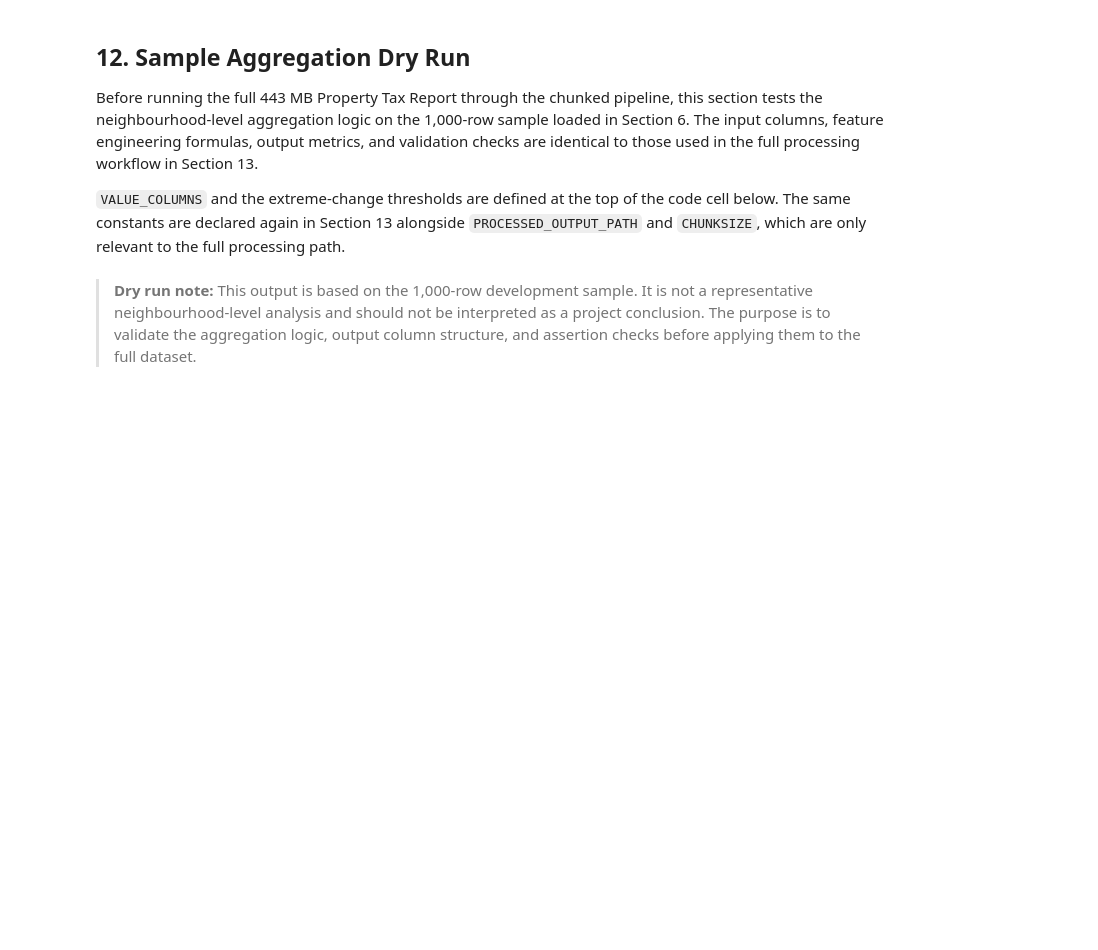
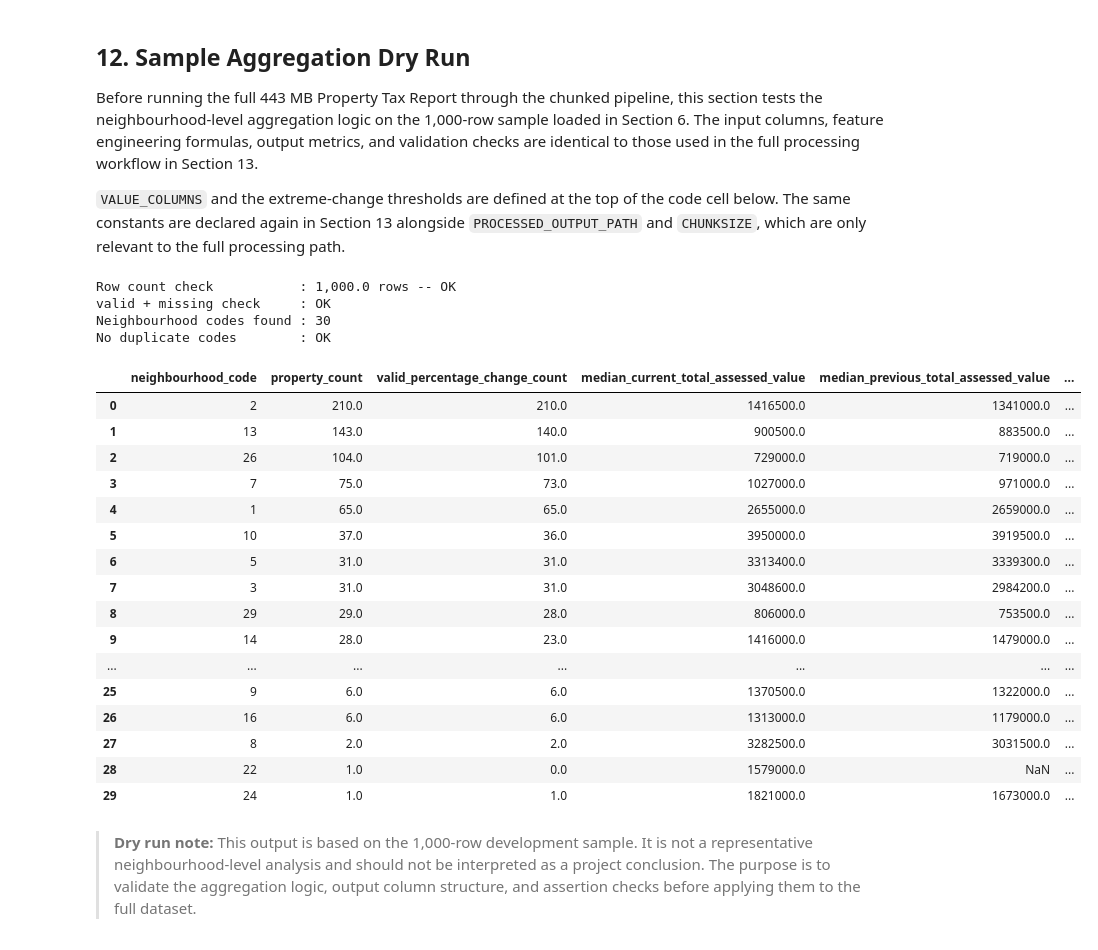
Before and after one commit to chvmdf/vancouver-property-value-housing-supply-analysis, a Jupyter notebook: notebooks/08_neighbourhood_property_value_analysis.ipynb, the cells around one changed output. Saved outputs shown, nothing was run; the diff lists cells and outputs as text; code cells hidden in the pictures; blank space fills up the shorter version.

```diff
--- a/notebooks/08_neighbourhood_property_value_analysis.ipynb
+++ b/notebooks/08_neighbourhood_property_value_analysis.ipynb
@@ -68,8 +78,7 @@ We first print the full column list to see every field available in the dataset,
 GEO_KEYWORDS = [
     'geo', 'area', 'neighbourhood', 'neighborhood', 'ward',
     'district', 'locality', 'coord', 'address', 'code',
-    'zone', 'local', 'street', 'city', 'region', 'lat', 'lon', 'lng',
-]
+    'zone', 'local', 'street', 'city', 'region', 'lat', 'lon', 'lng',]
 
 print(f'Sample shape : {df.shape}')
 print()
@@ -80,8 +89,7 @@ print()
 
 geo_candidates = [
     col for col in df.columns
-    if any(kw in col.lower() for kw in GEO_KEYWORDS)
-]
+    if any(kw in col.lower() for kw in GEO_KEYWORDS)]
 
 print(f'Geography candidate columns ({len(geo_candidates)} found):')
 for col in geo_candidates:
@@ -101,8 +127,7 @@ for col in geo_candidates:
         'non_null':      non_null,
         'missing':       missing,
         'missing_pct':   round(missing / len(df) * 100, 2),
-        'unique_values': unique,
-    })
+        'unique_values': unique,})
 
 missing_df = pd.DataFrame(rows).sort_values('missing_pct')
 display(missing_df.reset_index(drop=True))
@@ -194,8 +247,7 @@ VALUE_COLUMNS = [
     'CURRENT_LAND_VALUE',
     'CURRENT_IMPROVEMENT_VALUE',
     'PREVIOUS_LAND_VALUE',
-    'PREVIOUS_IMPROVEMENT_VALUE',
-]
+    'PREVIOUS_IMPROVEMENT_VALUE',]
 EXTREME_HIGH_THRESHOLD = 50
 EXTREME_LOW_THRESHOLD  = -50
 
@@ -205,20 +257,15 @@ for col in VALUE_COLUMNS:
     sample_aggregation_df[col] = pd.to_numeric(sample_aggregation_df[col], errors='coerce')
 
 sample_aggregation_df['current_total_assessed_value'] = (
-    sample_aggregation_df['CURRENT_LAND_VALUE'] + sample_aggregation_df['CURRENT_IMPROVEMENT_VALUE']
-)
+    sample_aggregation_df['CURRENT_LAND_VALUE'] + sample_aggregation_df['CURRENT_IMPROVEMENT_VALUE'])
 sample_aggregation_df['previous_total_assessed_value'] = (
-    sample_aggregation_df['PREVIOUS_LAND_VALUE'] + sample_aggregation_df['PREVIOUS_IMPROVEMENT_VALUE']
-)
+    sample_aggregation_df['PREVIOUS_LAND_VALUE'] + sample_aggregation_df['PREVIOUS_IMPROVEMENT_VALUE'])
 sample_aggregation_df['absolute_value_change'] = (
-    sample_aggregation_df['current_total_assessed_value'] - sample_aggregation_df['previous_total_assessed_value']
-)
+    sample_aggregation_df['current_total_assessed_value'] - sample_aggregation_df['previous_total_assessed_value'])
 valid_prev = sample_aggregation_df['previous_total_assessed_value'].where(
-    sample_aggregation_df['previous_total_assessed_value'] > 0
-)
+    sample_aggregation_df['previous_total_assessed_value'] > 0)
 sample_aggregation_df['percentage_value_change'] = (
-    sample_aggregation_df['absolute_value_change'] / valid_prev * 100
-)
+    sample_aggregation_df['absolute_value_change'] / valid_prev * 100)
 
 def aggregate_neighbourhood_sample(group):
     pct   = group['percentage_value_change']
@@ -245,47 +292,62 @@ def aggregate_neighbourhood_sample(group):
         'share_increase':                      inc  / count * 100,
         'share_decrease':                      dec  / count * 100,
         'share_no_change':                     nc   / count * 100,
         'share_missing_percentage_change':     miss / count * 100,
         'extreme_high_count':                  ext_h,
-        'extreme_low_count':                   ext_l,
-    })
+        'extreme_low_count':                   ext_l,})
 
 sample_neighbourhood_df = (
     sample_aggregation_df
     .groupby(PRIMARY_GEOGRAPHY_FIELD, dropna=False)
     .apply(aggregate_neighbourhood_sample)
     .reset_index()
-    .rename(columns={PRIMARY_GEOGRAPHY_FIELD: 'neighbourhood_code'})
-)
+    .rename(columns={PRIMARY_GEOGRAPHY_FIELD: 'neighbourhood_code'}))
 
 sample_row_count = len(sample_aggregation_df)
 
 agg_count = sample_neighbourhood_df['property_count'].sum()
 assert agg_count == sample_row_count, (
-    f'property_count sum mismatch: {agg_count:,} != {sample_row_count:,}'
-)
+    f'property_count sum mismatch: {agg_count:,} != {sample_row_count:,}')
 print(f'Row count check           : {agg_count:,} rows -- OK')
 
 valid_plus_missing = (
     sample_neighbourhood_df['valid_percentage_change_count'].sum()
-    + sample_neighbourhood_df['missing_percentage_change_count'].sum()
-)
+    + sample_neighbourhood_df['missing_percentage_change_count'].sum())
 assert valid_plus_missing == sample_row_count, (
-    f'valid + missing ({valid_plus_missing:,}) != sample rows ({sample_row_count:,})'
-)
+    f'valid + missing ({valid_plus_missing:,}) != sample rows ({sample_row_count:,})')
 print('valid + missing check     : OK')
 
 assert sample_neighbourhood_df['neighbourhood_code'].nunique() == len(sample_neighbourhood_df), (
-    'Duplicate neighbourhood codes found'
-)
+    'Duplicate neighbourhood codes found')
 print(f'Neighbourhood codes found : {len(sample_neighbourhood_df):,}')
 print('No duplicate codes        : OK')
 print()
 display(
     sample_neighbourhood_df
     .sort_values('property_count', ascending=False)
-    .reset_index(drop=True)
-)
+    .reset_index(drop=True))
+# %% [output]
+Row count check           : 1,000.0 rows -- OK
+valid + missing check     : OK
+Neighbourhood codes found : 30
+No duplicate codes        : OK
+|  | neighbourhood_code | property_count | valid_percentage_change_count | median_current_total_assessed_value | median_previous_total_assessed_value | ... |
+| 0 | 2 | 210.0 | 210.0 | 1416500.0 | 1341000.0 | ... |
+| 1 | 13 | 143.0 | 140.0 | 900500.0 | 883500.0 | ... |
+| 2 | 26 | 104.0 | 101.0 | 729000.0 | 719000.0 | ... |
+| 3 | 7 | 75.0 | 73.0 | 1027000.0 | 971000.0 | ... |
+| 4 | 1 | 65.0 | 65.0 | 2655000.0 | 2659000.0 | ... |
+| 5 | 10 | 37.0 | 36.0 | 3950000.0 | 3919500.0 | ... |
+| 6 | 5 | 31.0 | 31.0 | 3313400.0 | 3339300.0 | ... |
+| 7 | 3 | 31.0 | 31.0 | 3048600.0 | 2984200.0 | ... |
+| 8 | 29 | 29.0 | 28.0 | 806000.0 | 753500.0 | ... |
+| 9 | 14 | 28.0 | 23.0 | 1416000.0 | 1479000.0 | ... |
+| ... | ... | ... | ... | ... | ... | ... |
+| 25 | 9 | 6.0 | 6.0 | 1370500.0 | 1322000.0 | ... |
+| 26 | 16 | 6.0 | 6.0 | 1313000.0 | 1179000.0 | ... |
+| 27 | 8 | 2.0 | 2.0 | 3282500.0 | 3031500.0 | ... |
+| 28 | 22 | 1.0 | 0.0 | 1579000.0 | NaN | ... |
+| 29 | 24 | 1.0 | 1.0 | 1821000.0 | 1673000.0 | ... |
 # %% [markdown]
 > **Dry run note:** This output is based on the 1,000-row development sample. It is not a representative neighbourhood-level analysis and should not be interpreted as a project conclusion. The purpose is to validate the aggregation logic, output column structure, and assertion checks before applying them to the full dataset.
 # %% [markdown]
```
Also changed, not shown: parts of 10 cells of this notebook, 3 other files.
